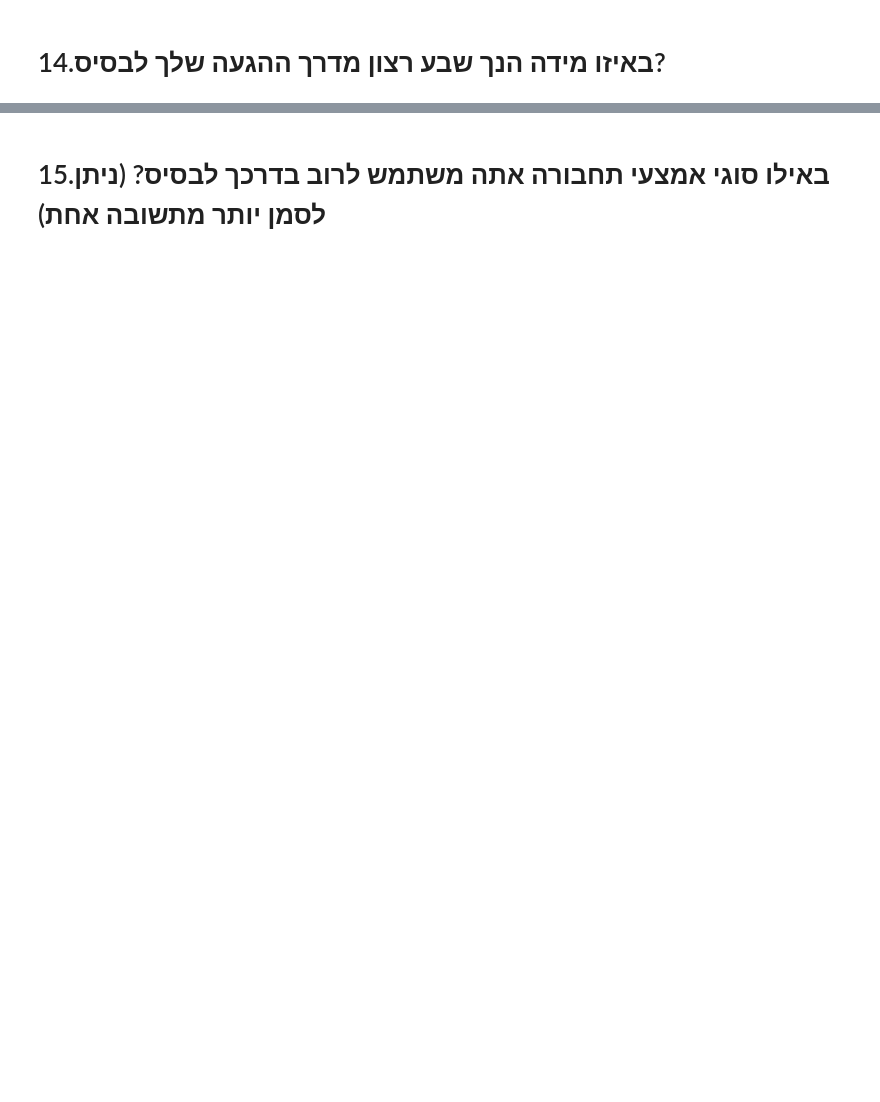
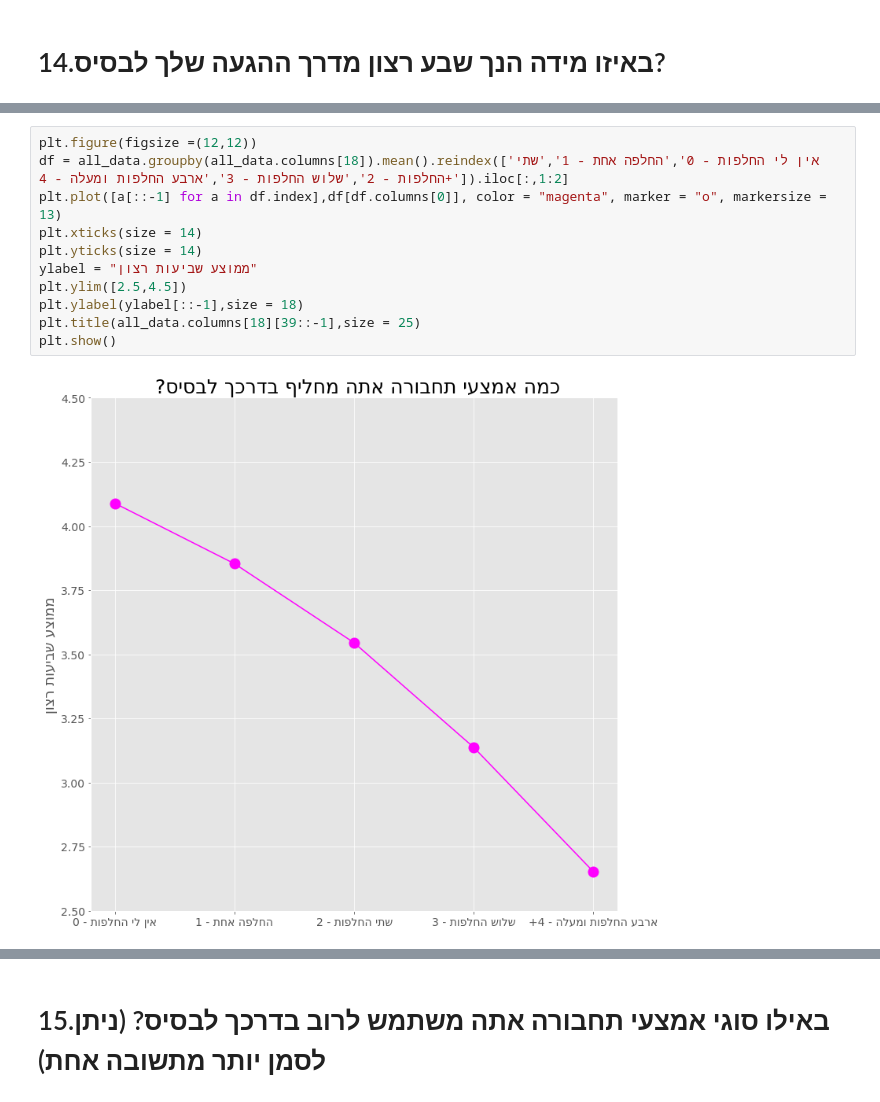
Before and after one commit to rabi320/Data-Analysis-IDF-Transportation, a Jupyter notebook: hayalim.ipynb, the cells around one changed output, grey strips where cells are left out. Drawn from its saved outputs; the diff is of its cells as text; blank space fills up the shorter version.

```diff
--- a/hayalim.ipynb
+++ b/hayalim.ipynb
@@ -587,0 +634,13 @@ plt.show()
+# %%
+plt.figure(figsize =(12,12))
+df = all_data.groupby(all_data.columns[18]).mean().reindex(['אין לי החלפות - 0','החלפה אחת - 1','שתי החלפות - 2','שלוש החלפות - 3','ארבע החלפות ומעלה - 4+']).iloc[:,1:2]
+plt.plot([a[::-1] for a in df.index],df[df.columns[0]], color = "magenta", marker = "o", markersize = 13)
+plt.xticks(size = 14)
+plt.yticks(size = 14)
+ylabel = "ממוצע שביעות רצון"
+plt.ylim([2.5,4.5])
+plt.ylabel(ylabel[::-1],size = 18)
+plt.title(all_data.columns[18][39::-1],size = 25)
+plt.show()
+# %% [output]
+[figure, added]
```
Also changed, not shown: parts of 44 cells of this notebook, 4 other files.
